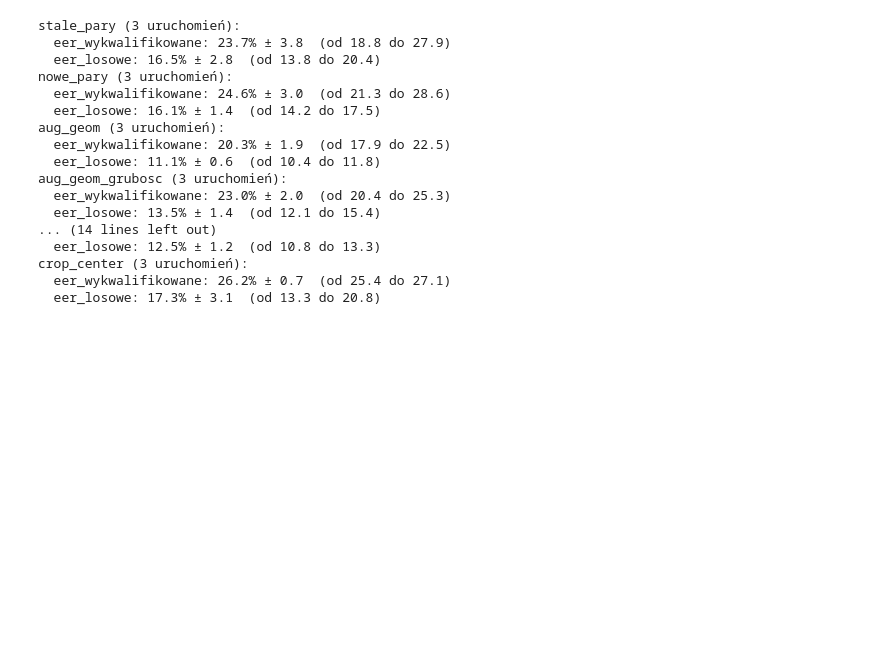
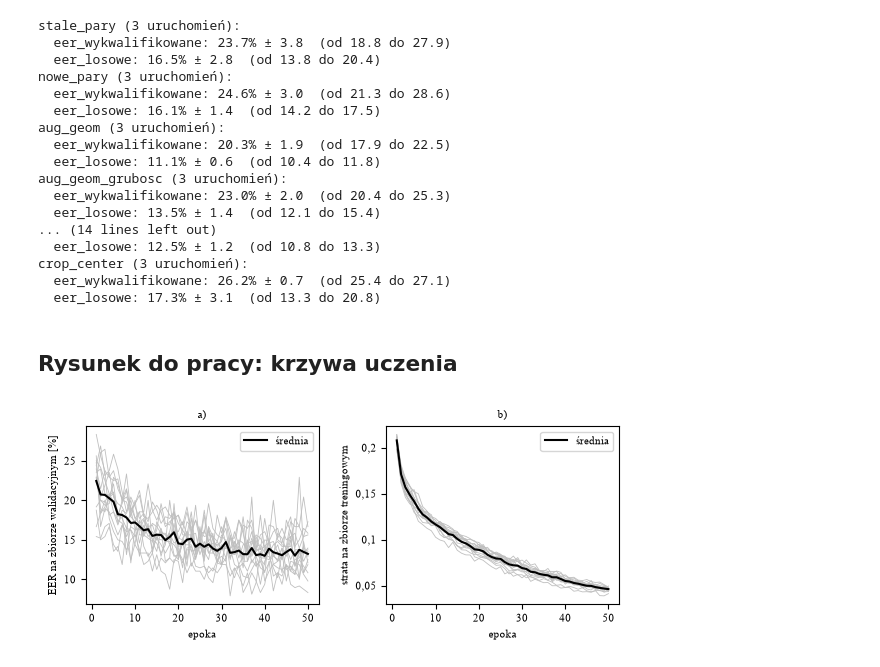
Before and after one commit to sluchson/signature-verification, a Jupyter notebook: notebooks/04_eksperymenty.ipynb, the cells around one changed output. Saved outputs shown, nothing was run; the diff lists cells and outputs as text; code cells hidden in the pictures; blank space fills up the shorter version.

Commit message:
Rozdzial 5, poprawki w 3.3, 4.1, 4.3, rysunek krzywej uczenia, harmonogram lr w train.py

```diff
--- a/notebooks/04_eksperymenty.ipynb
+++ b/notebooks/04_eksperymenty.ipynb
@@ -12,7 +12,7 @@ from pathlib import Path
 import numpy as np
 from src.train import run_experiment
 
-RUN_TRAINING = False
+RUN_TRAINING = True
 # %% [markdown]
 ## Stałe pary vs nowe pary co epokę (wpis „Eksperyment: stałe pary vs nowe pary co epokę” w decyzje.md)
 # %%
@@ -438,0 +460,16 @@ plt.show()
+# %%
+from src.train import clear_cache
+
+HISTORY_FILE = Path("../results/cv50cos_historia.json")
+FOLDS_TO_RUN = [0, 1, 2, 3, 4]
+
+if RUN_TRAINING:
+    histories = json.loads(HISTORY_FILE.read_text(encoding="utf-8")) if HISTORY_FILE.exists() else {}
+    for fold in FOLDS_TO_RUN:
+        for seed in [1, 2, 3]:
+            if f"fold{fold}_seed{seed}" in histories:
+                continue
+            _, history = run_experiment(f"cv50cos_fold{fold}", seed, fold=fold, epochs=50, lr_schedule="cosine")
+            histories[f"fold{fold}_seed{seed}"] = history
+            HISTORY_FILE.write_text(json.dumps(histories, indent=1), encoding="utf-8")
+        clear_cache()
@@ -469,3 +553,40 @@ aug_geom_grubosc (3 uruchomień):
 crop_center (3 uruchomień):
   eer_wykwalifikowane: 26.2% ± 0.7  (od 25.4 do 27.1)
   eer_losowe: 17.3% ± 3.1  (od 13.3 do 20.8)
+# %% [markdown]
+## Rysunek do pracy: krzywa uczenia
+# %%
+import matplotlib.pyplot as plt
+from matplotlib.ticker import FuncFormatter
+
+plt.rcParams["font.family"] = "Times New Roman"
+
+histories = json.loads(Path("../results/cv50_historia.json").read_text(encoding="utf-8"))
+val_eer = np.array([h["val_eer"] for h in histories.values()]) * 100
+train_loss = np.array([h["train_loss"] for h in histories.values()])
+epochs = np.arange(1, val_eer.shape[1] + 1)
+comma = FuncFormatter(lambda value, _: f"{value:g}".replace(".", ","))
+
+fig, (ax1, ax2) = plt.subplots(1, 2, figsize=(6.1, 2.6))
+for curve in val_eer:
+    ax1.plot(epochs, curve, color="0.75", linewidth=0.6)
+ax1.plot(epochs, val_eer.mean(axis=0), color="black", linewidth=1.5, label="średnia")
+ax1.set_ylabel("EER na zbiorze walidacyjnym [%]", fontsize=8)
+
+for curve in train_loss:
+    ax2.plot(epochs, curve, color="0.75", linewidth=0.6)
+ax2.plot(epochs, train_loss.mean(axis=0), color="black", linewidth=1.5, label="średnia")
+ax2.set_ylabel("strata na zbiorze treningowym", fontsize=8)
+
+for ax, title in [(ax1, "a)"), (ax2, "b)")]:
+    ax.set_title(title, fontsize=8)
+    ax.set_xlabel("epoka", fontsize=8)
+    ax.tick_params(labelsize=8)
+    ax.yaxis.set_major_formatter(comma)
+    ax.legend(fontsize=8)
+
+plt.tight_layout()
+plt.savefig("../praca/figures/krzywa_uczenia.png", dpi=300, bbox_inches="tight")
+plt.show()
+# %% [output]
+[figure, added]
```
Also changed, not shown: parts of 4 cells of this notebook, 7 other files.
